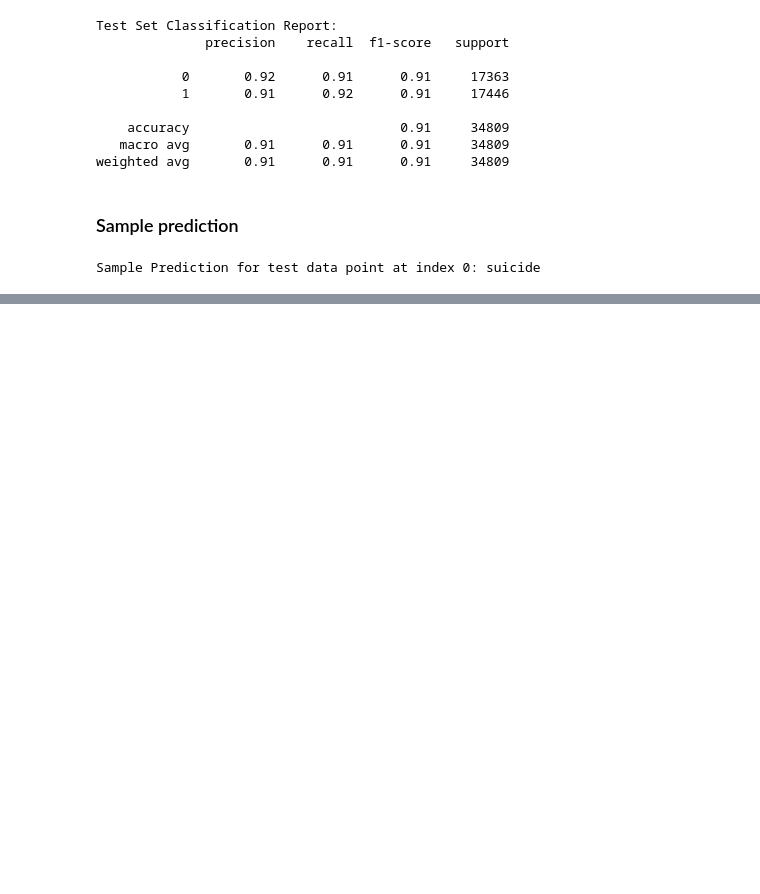
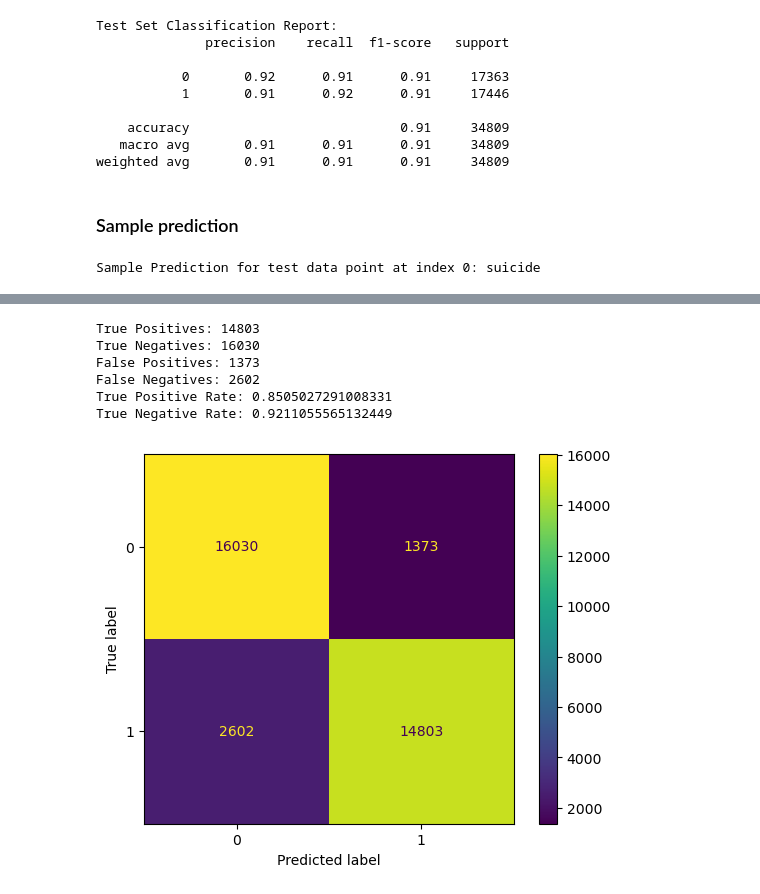
Before and after one commit to zw1010/KeepYourselfSafe, a Jupyter notebook: KeepYourselfSafe.ipynb, the cells around one changed output, grey strips where cells are left out. Drawn from its saved outputs; the diff is of its cells as text; code cells hidden in the pictures; blank space fills up the shorter version.

Commit message:
Add Gradient Boosting Machine Base Model

```diff
--- a/KeepYourselfSafe.ipynb
+++ b/KeepYourselfSafe.ipynb
@@ -1065,0 +1130,6 @@ Sample Prediction for test data point at index 0: suicide
+# %%
+# Create matrix based on word frequency
+vectorizer = TfidfVectorizer(max_features=5000)
+x_train_transformed = vectorizer.fit_transform(x_train)
+x_val_transformed = vectorizer.transform(x_val)
+x_test_transformed = vectorizer.transform(x_test)
@@ -1065,0 +1167,14 @@ Sample Prediction for test data point at index 0: suicide
+# %%
+gbc = GradientBoostingClassifier()
+gbc.fit(x_train_transformed, y_train)
+
+# Make predictions
+y_pred_base_model = gbc.predict(x_val_transformed)
+
+# Evaluate the model
+accuracy = accuracy_score(y_val, y_pred_base_model)
+report = classification_report(y_val, y_pred_base_model)
+
+print(f"Accuracy: {accuracy}")
+print("Classification Report:")
+print(report)
@@ -1065,0 +1192,31 @@ Sample Prediction for test data point at index 0: suicide
+# %%
+def plot_confusion_matrix(y_true, y_pred, title='Confusion Matrix'):
+    cm = confusion_matrix(y_true, y_pred)
+    display = ConfusionMatrixDisplay(confusion_matrix=cm)
+    display.plot()
+
+    # Calculate TP, TN, FP, FN
+    TP = cm[1, 1]
+    TN = cm[0, 0]
+    FP = cm[0, 1]
+    FN = cm[1, 0]
+    TPR = TP / (TP + FN)
+    TNR = TN / (TN + FP)
+    return TP, TN, FP, FN, TPR, TNR
+
+# Plot confusion matrix for each model
+TP, TN, FP, FN, TPR, TNR = plot_confusion_matrix(y_val, y_pred_base_model, title='Confusion Matrix')
+print("True Positives:", TP)
+print("True Negatives:", TN)
+print("False Positives:", FP)
+print("False Negatives:", FN)
+print("True Positive Rate:", TPR)
+print("True Negative Rate:", TNR)
+# %% [output]
+True Positives: 14803
+True Negatives: 16030
+False Positives: 1373
+False Negatives: 2602
+True Positive Rate: 0.8505027291008331
+True Negative Rate: 0.9211055565132449
+[figure, added]
```
Also changed, not shown: parts of 12 cells of this notebook.
